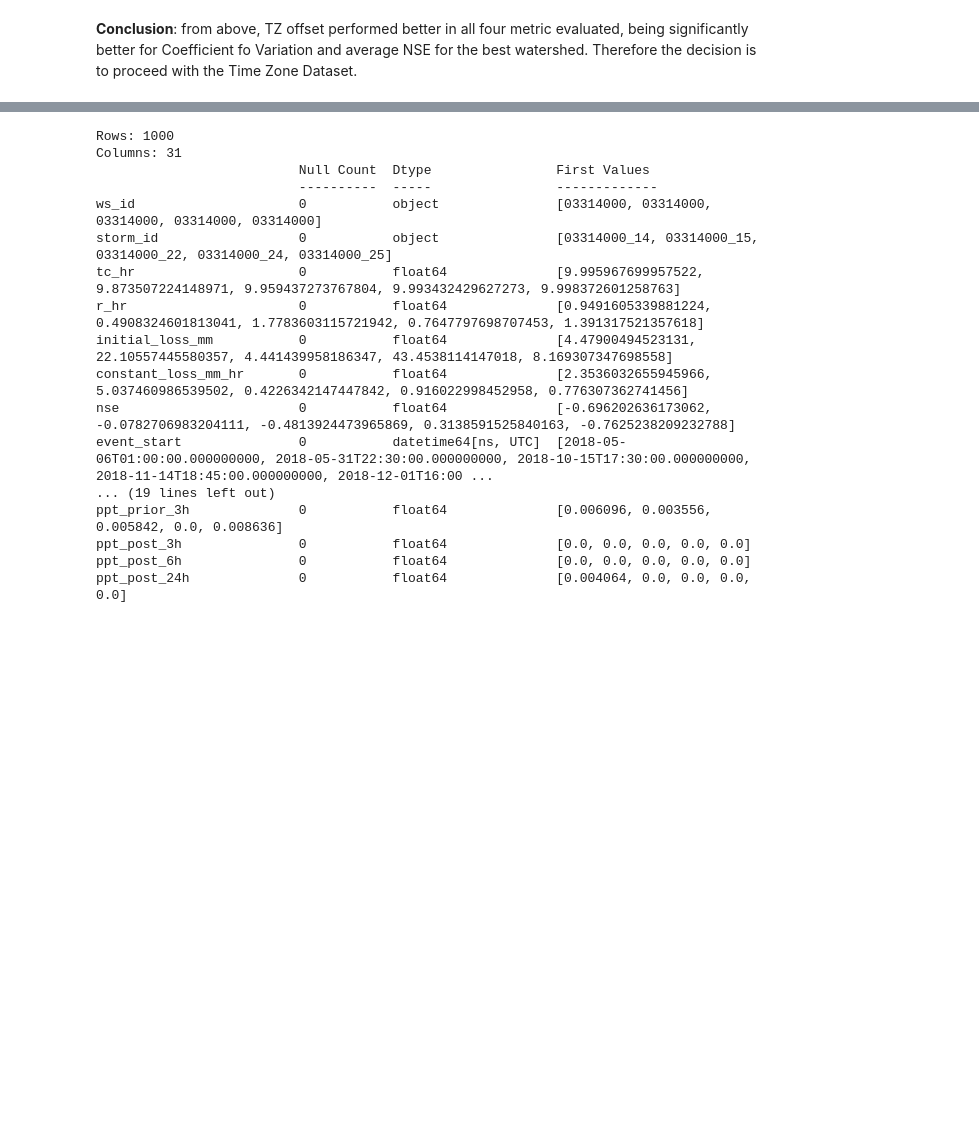
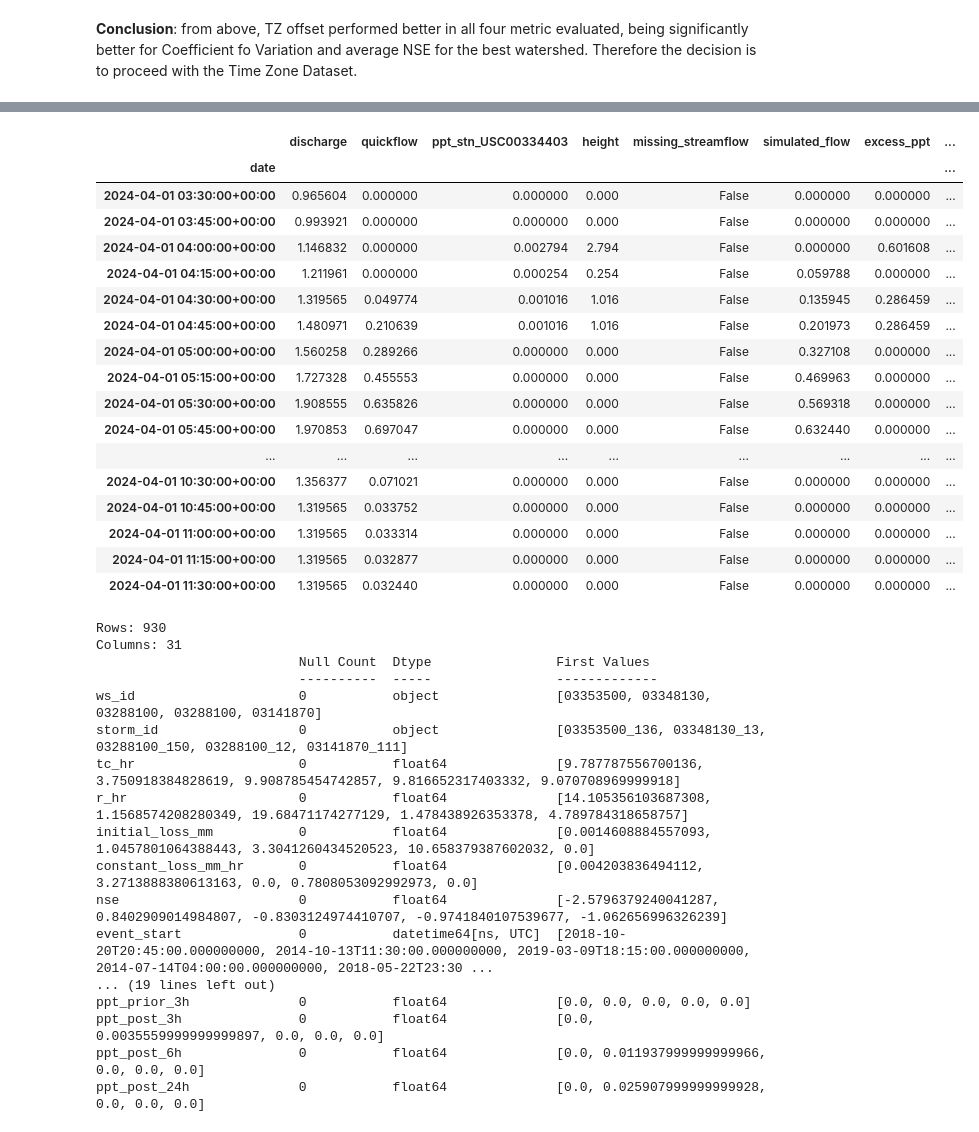
Before and after one commit to vpalvesalan/ML-ModClark-IUH-Model, a Jupyter notebook: notebooks/hydrological_model/13_ModClark_params_optimization.ipynb, the cells around one changed output, grey strips where cells are left out. Cells and saved outputs as stored; diff of their text form; code cells hidden in the pictures; blank space fills up the shorter version.

```diff
--- a/notebooks/hydrological_model/13_ModClark_params_optimization.ipynb
+++ b/notebooks/hydrological_model/13_ModClark_params_optimization.ipynb
@@ -1076,6 +1087,27 @@ KeyboardInterrupt:
+# %%
+df
+# %% [output]
+|  | discharge | quickflow | ppt_stn_USC00334403 | height | missing_streamflow | simulated_flow | excess_ppt | ... |
+| date |  |  |  |  |  |  |  | ... |
+| 2024-04-01 03:30:00+00:00 | 0.965604 | 0.000000 | 0.000000 | 0.000 | False | 0.000000 | 0.000000 | ... |
+| 2024-04-01 03:45:00+00:00 | 0.993921 | 0.000000 | 0.000000 | 0.000 | False | 0.000000 | 0.000000 | ... |
+| 2024-04-01 04:00:00+00:00 | 1.146832 | 0.000000 | 0.002794 | 2.794 | False | 0.000000 | 0.601608 | ... |
+| 2024-04-01 04:15:00+00:00 | 1.211961 | 0.000000 | 0.000254 | 0.254 | False | 0.059788 | 0.000000 | ... |
+| 2024-04-01 04:30:00+00:00 | 1.319565 | 0.049774 | 0.001016 | 1.016 | False | 0.135945 | 0.286459 | ... |
+| 2024-04-01 04:45:00+00:00 | 1.480971 | 0.210639 | 0.001016 | 1.016 | False | 0.201973 | 0.286459 | ... |
+| 2024-04-01 05:00:00+00:00 | 1.560258 | 0.289266 | 0.000000 | 0.000 | False | 0.327108 | 0.000000 | ... |
+| 2024-04-01 05:15:00+00:00 | 1.727328 | 0.455553 | 0.000000 | 0.000 | False | 0.469963 | 0.000000 | ... |
+| 2024-04-01 05:30:00+00:00 | 1.908555 | 0.635826 | 0.000000 | 0.000 | False | 0.569318 | 0.000000 | ... |
+| 2024-04-01 05:45:00+00:00 | 1.970853 | 0.697047 | 0.000000 | 0.000 | False | 0.632440 | 0.000000 | ... |
+| ... | ... | ... | ... | ... | ... | ... | ... | ... |
+| 2024-04-01 10:30:00+00:00 | 1.356377 | 0.071021 | 0.000000 | 0.000 | False | 0.000000 | 0.000000 | ... |
+| 2024-04-01 10:45:00+00:00 | 1.319565 | 0.033752 | 0.000000 | 0.000 | False | 0.000000 | 0.000000 | ... |
+| 2024-04-01 11:00:00+00:00 | 1.319565 | 0.033314 | 0.000000 | 0.000 | False | 0.000000 | 0.000000 | ... |
+| 2024-04-01 11:15:00+00:00 | 1.319565 | 0.032877 | 0.000000 | 0.000 | False | 0.000000 | 0.000000 | ... |
+| 2024-04-01 11:30:00+00:00 | 1.319565 | 0.032440 | 0.000000 | 0.000 | False | 0.000000 | 0.000000 | ... |
 # %%
 # Analysis of the optmization results
-optimized_results_path = PROJECT_ROOT / "data/gold/tabular/optmized_params/optmized_tz_dataset.csv"
+optimized_results_path = PROJECT_ROOT / "data/gold/tabular/optmized_params/optmized_1000_tz_dataset.csv"
 storm_characteristics_path = PROJECT_ROOT / 'data/gold/tabular/detected_storm_events_tz_offset.parquet'
 
 optimized_results = pd.read_csv(optimized_results_path, dtype={'ws_id': str})
@@ -1090,23 +1122,23 @@ optimized_results_merged = optimized_results.merge(
 
 glimpse(optimized_results_merged)
 # %% [output]
-Rows: 1000
+Rows: 930
 Columns: 31
                           Null Count  Dtype                First Values
                           ----------  -----                -------------
-ws_id                     0           object               [03314000, 03314000, 03314000, 03314000, 03314000]
-storm_id                  0           object               [03314000_14, 03314000_15, 03314000_22, 03314000_24, 03314000_25]
-tc_hr                     0           float64              [9.995967699957522, 9.873507224148971, 9.959437273767804, 9.993432429627273, 9.998372601258763]
-r_hr                      0           float64              [0.9491605339881224, 0.4908324601813041, 1.7783603115721942, 0.7647797698707453, 1.391317521357618]
-initial_loss_mm           0           float64              [4.47900494523131, 22.10557445580357, 4.441439958186347, 43.4538114147018, 8.169307347698558]
-constant_loss_mm_hr       0           float64              [2.3536032655945966, 5.037460986539502, 0.4226342147447842, 0.916022998452958, 0.776307362741456]
-nse                       0           float64              [-0.696202636173062, -0.0782706983204111, -0.4813924473965869, 0.3138591525840163, -0.7625238209232788]
-event_start               0           datetime64[ns, UTC]  [2018-05-06T01:00:00.000000000, 2018-05-31T22:30:00.000000000, 2018-10-15T17:30:00.000000000, 2018-11-14T18:45:00.000000000, 2018-12-01T16:00 ...
+ws_id                     0           object               [03353500, 03348130, 03288100, 03288100, 03141870]
+storm_id                  0           object               [03353500_136, 03348130_13, 03288100_150, 03288100_12, 03141870_111]
+tc_hr                     0           float64              [9.787787556700136, 3.750918384828619, 9.908785454742857, 9.816652317403332, 9.070708969999918]
+r_hr                      0           float64              [14.105356103687308, 1.1568574208280349, 19.68471174277129, 1.478438926353378, 4.789784318658757]
+initial_loss_mm           0           float64              [0.0014608884557093, 1.0457801064388443, 3.3041260434520523, 10.658379387602032, 0.0]
+constant_loss_mm_hr       0           float64              [0.004203836494112, 3.2713888380613163, 0.0, 0.7808053092992973, 0.0]
+nse                       0           float64              [-2.5796379240041287, 0.8402909014984807, -0.8303124974410707, -0.9741840107539677, -1.062656996326239]
+event_start               0           datetime64[ns, UTC]  [2018-10-20T20:45:00.000000000, 2014-10-13T11:30:00.000000000, 2019-03-09T18:15:00.000000000, 2014-07-14T04:00:00.000000000, 2018-05-22T23:30 ...
 ... (19 lines left out)
-ppt_prior_3h              0           float64              [0.006096, 0.003556, 0.005842, 0.0, 0.008636]
-ppt_post_3h               0           float64              [0.0, 0.0, 0.0, 0.0, 0.0]
-ppt_post_6h               0           float64              [0.0, 0.0, 0.0, 0.0, 0.0]
-ppt_post_24h              0           float64              [0.004064, 0.0, 0.0, 0.0, 0.0]
+ppt_prior_3h              0           float64              [0.0, 0.0, 0.0, 0.0, 0.0]
+ppt_post_3h               0           float64              [0.0, 0.0035559999999999897, 0.0, 0.0, 0.0]
+ppt_post_6h               0           float64              [0.0, 0.011937999999999966, 0.0, 0.0, 0.0]
+ppt_post_24h              0           float64              [0.0, 0.025907999999999928, 0.0, 0.0, 0.0]
 # %%
 import pandas as pd
 import numpy as np
```
Also changed, not shown: parts of 32 cells of this notebook, 8 other files.
